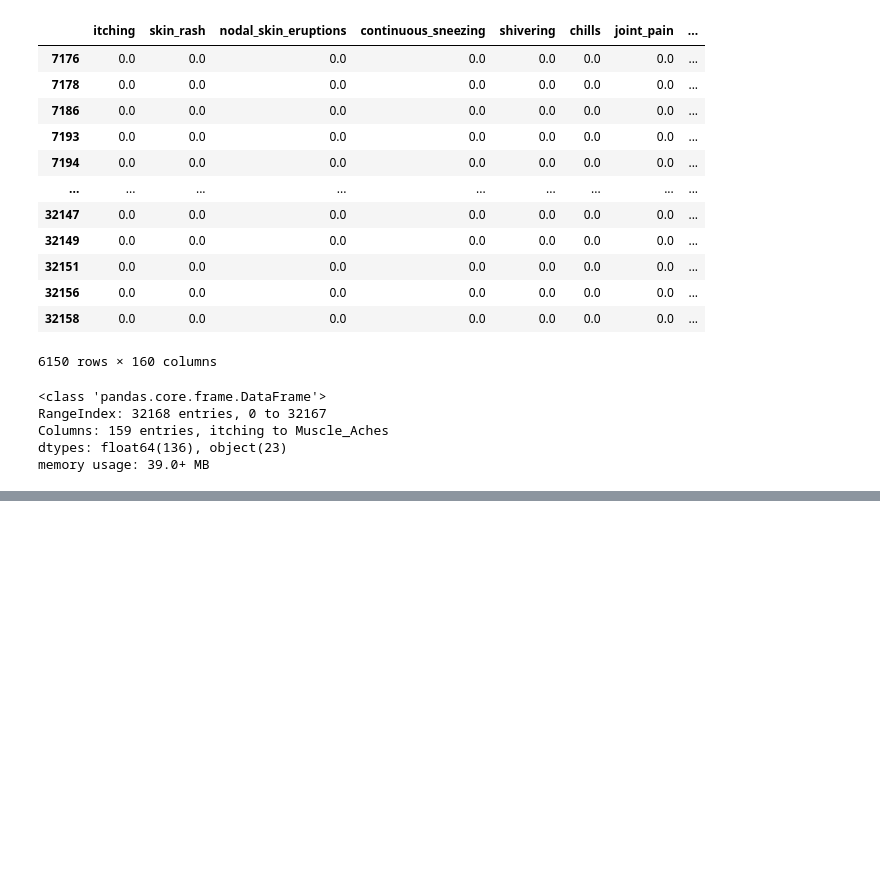
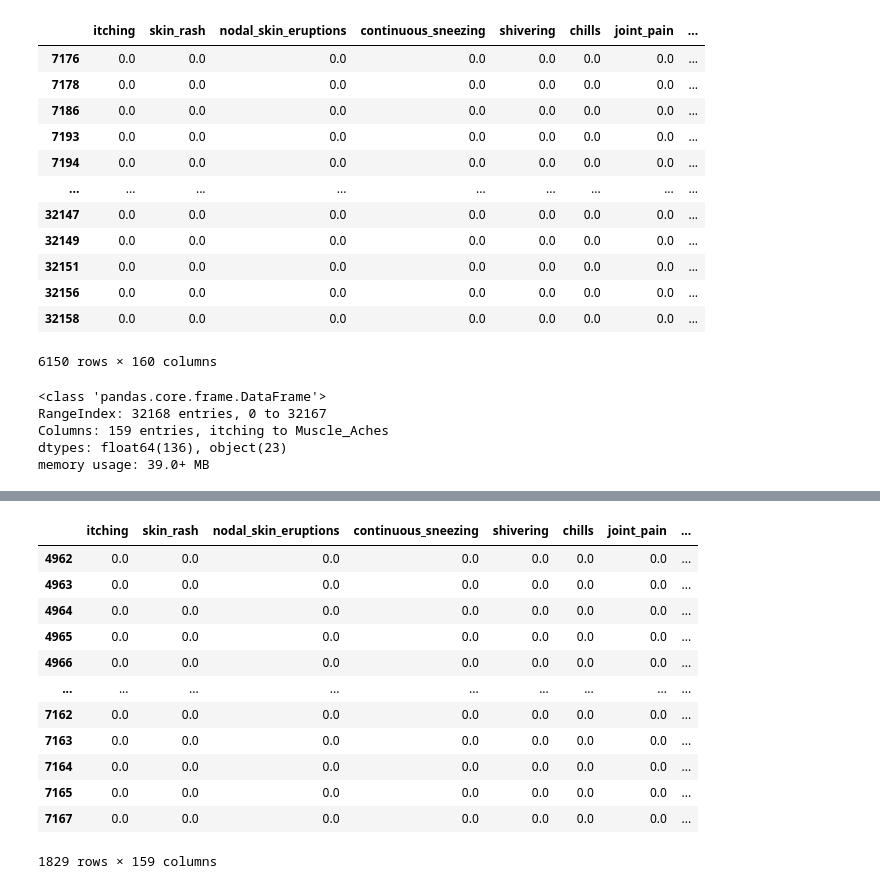
Before and after one commit to RAJESHVELAMALA/project2, a Jupyter notebook: preprocess.ipynb, the cells around one changed output, grey strips where cells are left out. Saved outputs shown, nothing was run; the diff lists cells and outputs as text; code cells hidden in the pictures; blank space fills up the shorter version.

```diff
--- a/preprocess.ipynb
+++ b/preprocess.ipynb
@@ -318,0 +364,20 @@ Disease_data.to_csv('./Project_data/Disease_data.csv', index=False)
+# %%
+#Update Diabetes
+Disease_data['Diabetes'] = np.where(Disease_data['Diabetes'] == 'Yes', 1, 0)
+
+#Validate Data
+display(Disease_data.loc[Disease_data['Diabetes']==1])
+# %% [output]
+|  | itching | skin_rash | nodal_skin_eruptions | continuous_sneezing | shivering | chills | joint_pain | ... |
+| 4962 | 0.0 | 0.0 | 0.0 | 0.0 | 0.0 | 0.0 | 0.0 | ... |
+| 4963 | 0.0 | 0.0 | 0.0 | 0.0 | 0.0 | 0.0 | 0.0 | ... |
+| 4964 | 0.0 | 0.0 | 0.0 | 0.0 | 0.0 | 0.0 | 0.0 | ... |
+| 4965 | 0.0 | 0.0 | 0.0 | 0.0 | 0.0 | 0.0 | 0.0 | ... |
+| 4966 | 0.0 | 0.0 | 0.0 | 0.0 | 0.0 | 0.0 | 0.0 | ... |
+| ... | ... | ... | ... | ... | ... | ... | ... | ... |
+| 7162 | 0.0 | 0.0 | 0.0 | 0.0 | 0.0 | 0.0 | 0.0 | ... |
+| 7163 | 0.0 | 0.0 | 0.0 | 0.0 | 0.0 | 0.0 | 0.0 | ... |
+| 7164 | 0.0 | 0.0 | 0.0 | 0.0 | 0.0 | 0.0 | 0.0 | ... |
+| 7165 | 0.0 | 0.0 | 0.0 | 0.0 | 0.0 | 0.0 | 0.0 | ... |
+| 7167 | 0.0 | 0.0 | 0.0 | 0.0 | 0.0 | 0.0 | 0.0 | ... |
+1829 rows × 159 columns
```
Also changed, not shown: parts of 25 cells of this notebook.
